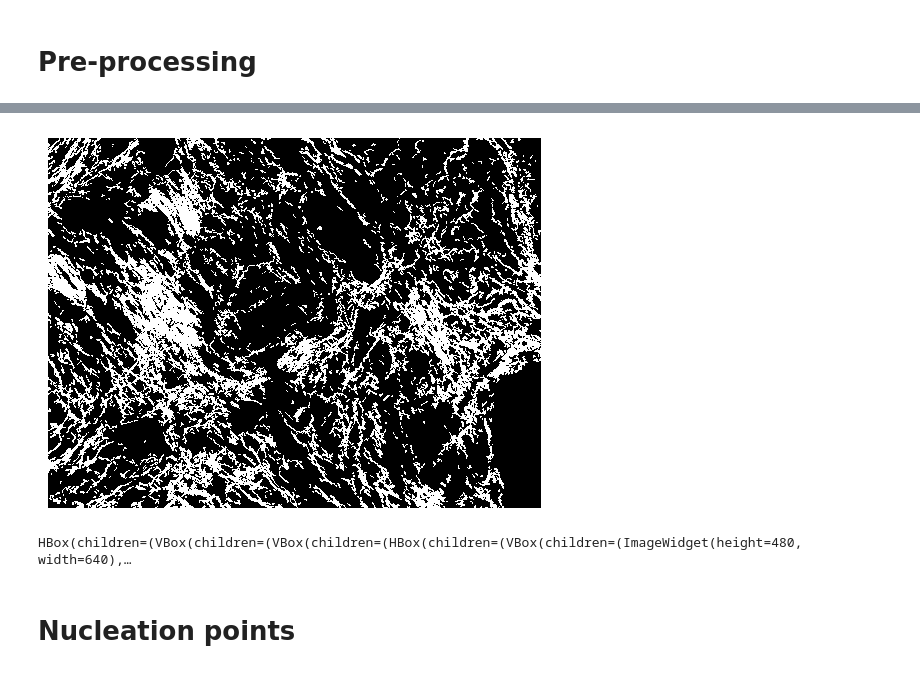
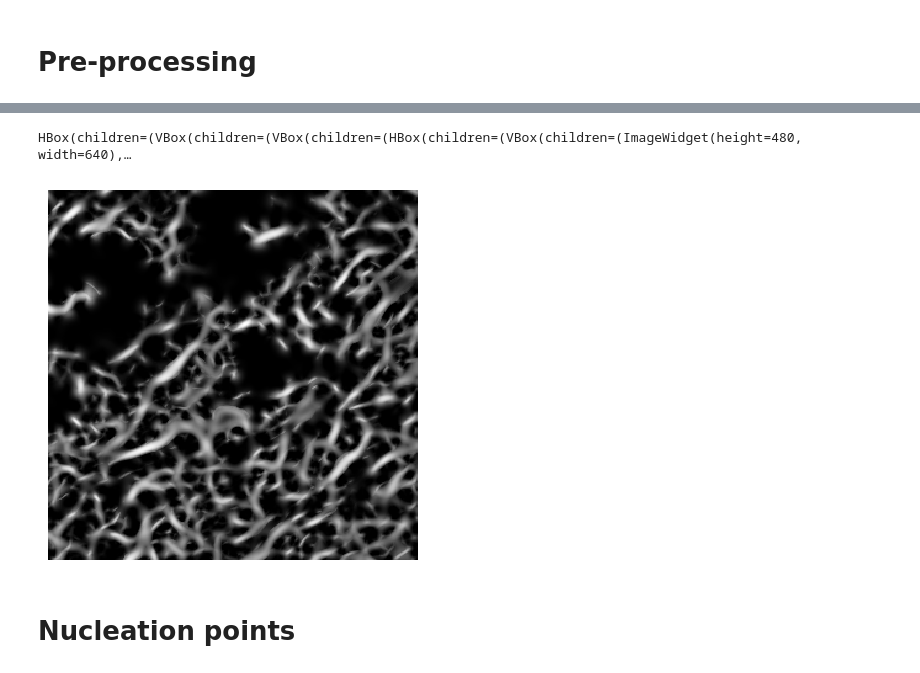
Before and after one commit to viktorprgc/picrosuite, a Jupyter notebook: analysis.ipynb, the cells around one changed output, grey strips where cells are left out. Cells and saved outputs as stored; diff of their text form; code cells hidden in the pictures.

```diff
--- a/analysis.ipynb
+++ b/analysis.ipynb
@@ -53,23 +51,17 @@ pol_hue = pol_hsv[..., 0]
 pol_sat = pol_hsv[..., 1]
 # %%
 SIGMA = 2
-p1 = 50
-p2 = 100
+p1 = 0
+p2 = 0.4
 
-hue_inv = clip_intensities(
-    ski.util.invert(
-        ndi.gaussian_filter(pol_hue, sigma=SIGMA)
-    ), p_intensity=(p1,p2)
+hue_inv = ski.exposure.rescale_intensity(
+    ndi.gaussian_filter(pol_hue, sigma=SIGMA), in_range=(p1,p2)
 )
+
 hue_thresh = ski.filters.threshold_otsu(hue_inv)
-hue_mask = ski.morphology.remove_small_objects(hue_inv > hue_thresh)
-
-st.imshow(hue_mask)
+hue_mask = ski.morphology.remove_small_objects(hue_inv < hue_thresh)
-# %% [output]
-[figure, removed]
 # %%
-pol_val_corr = pol_val * hue_mask
-
+pol_val_corr = pol_val * (hue_mask)
 pol_val_sigma = ski.restoration.estimate_sigma(pol_val_corr)
 # %%
 DENOISE_PARAMS = {
@@ -121,0 +97,11 @@ pol_distance = clear_border(
+# %%
+pol_tb = ski.filters.sato(
+    pol_r,
+    sigmas=range(1,5),
+    black_ridges=False,
+    mode='constant'
+)
+# %%
+st.imshow(pol_tb[600:900, 900:1200])
+# %% [output]
+[figure, added]
```
Also changed, not shown: parts of 4 cells of this notebook, 11 other files.
